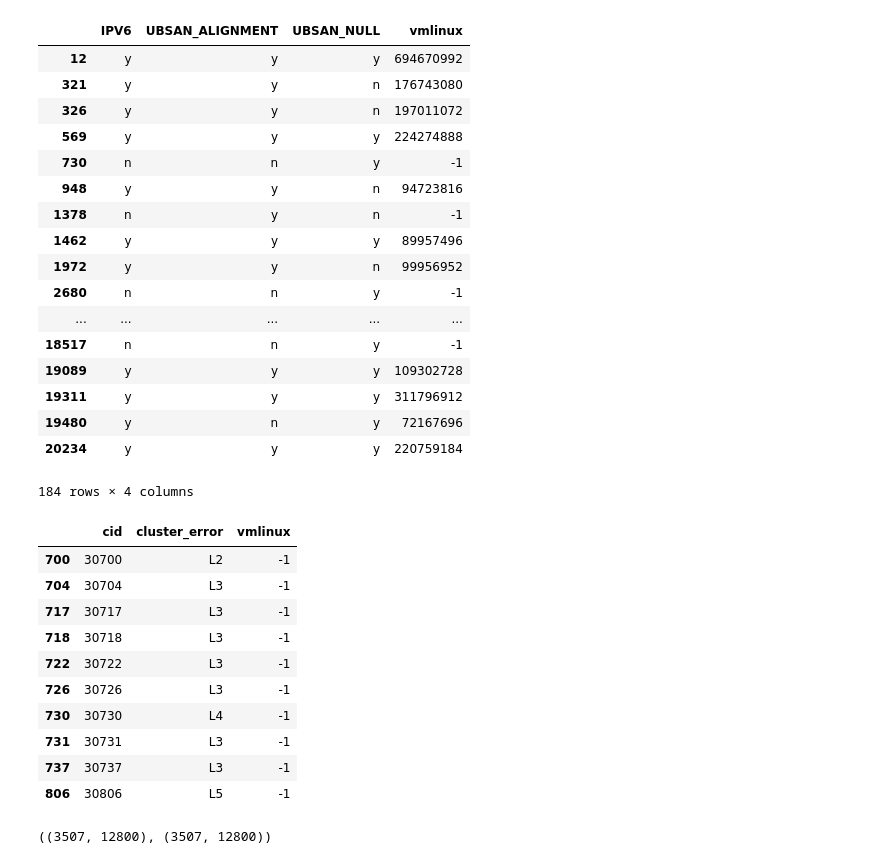
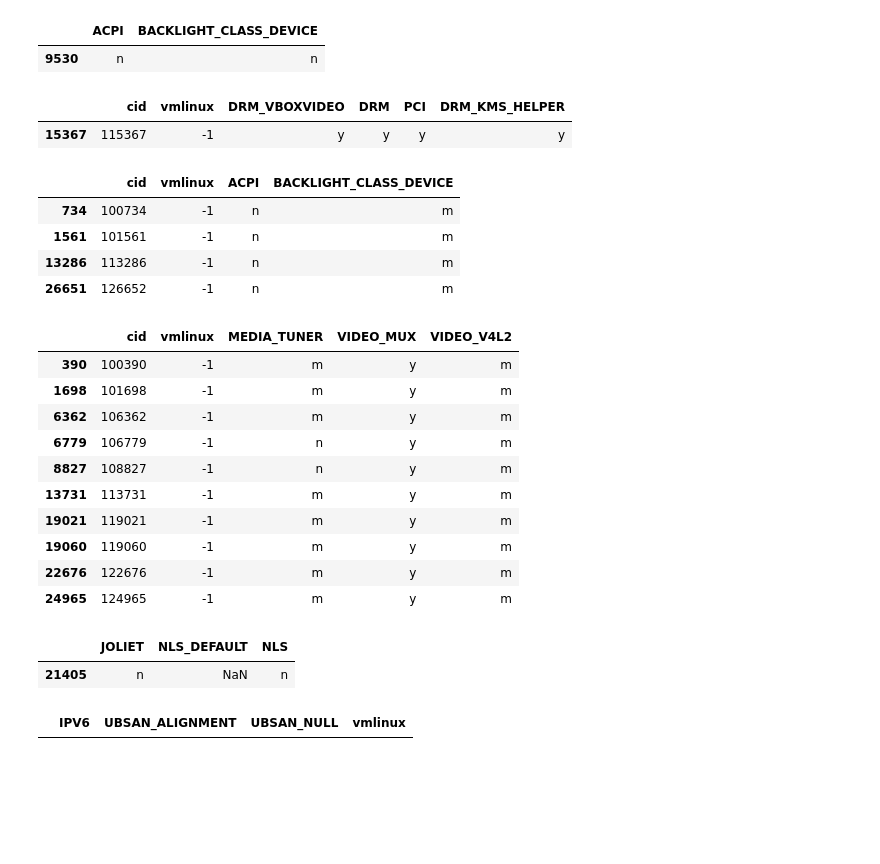
Before and after one commit to harel-coffee/compilation-analysis-auto, a Jupyter notebook: TUXML-analysis.ipynb, the cells around one changed output. Drawn from its saved outputs; the diff is of its cells as text; code cells hidden in the pictures; blank space fills up the shorter version.

```diff
--- a/TUXML-analysis.ipynb
+++ b/TUXML-analysis.ipynb
@@ -9,7 +9,8 @@ import numpy as np
 # TODO: excellent "test" set since 15K and 30K have not been subject to specialization
 # pd.read_csv('config_bdd15000-20000.csv')
 # pd.read_csv('config_bdd20000-30000.csv')
-rawtuxdata = pd.read_pickle('config_bdd30-100.pkl')
+#
+rawtuxdata = pd.read_csv('../tuxml-datasets/config_bdd100000-1265000.csv') # pd.read_pickle('config_bdd30-100.pkl')
 
 basic_head = ["cid", "time", "date"] # "compile"
 size_methods = ["vmlinux", "GZIP-bzImage", "GZIP-vmlinux", "GZIP", "BZIP2-bzImage",
@@ -490,28 +540,48 @@ rawtuxdata.query("VIDEO_MUX == 'y' & VIDEO_OV5640 == 'm' & CRC32 != 'n' & UBSAN_
+# %%
+rawtuxdata.query("cid == 109530")[['ACPI', 'BACKLIGHT_CLASS_DEVICE']]
+# %% [output]
+|  | ACPI | BACKLIGHT_CLASS_DEVICE |
+| 9530 | n | n |
+# %%
+rawtuxdata.query("cid == 115367")[['cid', 'vmlinux', 'DRM_VBOXVIDEO', 'DRM', 'PCI', 'DRM_KMS_HELPER']]
+# %% [output]
+|  | cid | vmlinux | DRM_VBOXVIDEO | DRM | PCI | DRM_KMS_HELPER |
+| 15367 | 115367 | -1 | y | y | y | y |
+# %%
+rawtuxdata.query("cid == 100734 | cid == 101561 | cid == 126652 | cid == 113286")[['cid', 'vmlinux', 'ACPI', 'BACKLIGHT_CLASS_DEVICE']]
+# %% [output]
+|  | cid | vmlinux | ACPI | BACKLIGHT_CLASS_DEVICE |
+| 734 | 100734 | -1 | n | m |
+| 1561 | 101561 | -1 | n | m |
+| 13286 | 113286 | -1 | n | m |
+| 26651 | 126652 | -1 | n | m |
+# %%
+rawtuxdata.query(" | ".join(["cid == " + str(e) for e in [100390, 101698, 106362, 106779, 108827, 113731, 119021, 119060, 122676, 124965]]))[['cid', 'vmlinux', 'MEDIA_TUNER', 'VIDEO_MUX', 'VIDEO_V4L2']]
+# %% [output]
+|  | cid | vmlinux | MEDIA_TUNER | VIDEO_MUX | VIDEO_V4L2 |
+| 390 | 100390 | -1 | m | y | m |
+| 1698 | 101698 | -1 | m | y | m |
+| 6362 | 106362 | -1 | m | y | m |
+| 6779 | 106779 | -1 | n | y | m |
+| 8827 | 108827 | -1 | n | y | m |
+| 13731 | 113731 | -1 | m | y | m |
+| 19021 | 119021 | -1 | m | y | m |
+| 19060 | 119060 | -1 | m | y | m |
+| 22676 | 122676 | -1 | m | y | m |
+| 24965 | 124965 | -1 | m | y | m |
+# %%
+rawtuxdata.query("cid == 121405")[['JOLIET', 'NLS_DEFAULT', 'NLS']]
+# %% [output]
+|  | JOLIET | NLS_DEFAULT | NLS |
+| 21405 | n | NaN | n |
 # %%
 #
 #
 # IPV6 == 'n'
 # rawtuxdata.query("(UBSAN_ALIGNMENT != 'n' | UBSAN_NULL != 'n') & IPV6 != 'm' & FORTIFY_SOURCE == 'y' & IPV6 != 'y' & INFINIBAND_ADDR_TRANS == 'y' & UBSAN_SANITIZE_ALL == 'y' & GENERIC_ALLOCATOR != 'n' & WANXL_BUILD_FIRMWARE != 'y' & AIC7XXX_BUILD_FIRMWARE != 'y' & AIC79XX_BUILD_FIRMWARE != 'y'")[['IPV6', 'UBSAN_ALIGNMENT', 'UBSAN_NULL', 'vmlinux']]  # ['cid'].values
-rawtuxdata.query("(UBSAN_ALIGNMENT != 'n' | UBSAN_NULL != 'n') & FORTIFY_SOURCE == 'y' & INFINIBAND_ADDR_TRANS == 'y' & UBSAN_SANITIZE_ALL == 'y' & GENERIC_ALLOCATOR != 'n' & WANXL_BUILD_FIRMWARE != 'y' & AIC7XXX_BUILD_FIRMWARE != 'y' & AIC79XX_BUILD_FIRMWARE != 'y'")[['IPV6', 'UBSAN_ALIGNMENT', 'UBSAN_NULL', 'vmlinux']]  # ['cid'].values
+rawtuxdata.query("IPV6 == 'n' & (UBSAN_ALIGNMENT != 'n' | UBSAN_NULL != 'n') & FORTIFY_SOURCE == 'y' & INFINIBAND_ADDR_TRANS == 'y' & UBSAN_SANITIZE_ALL == 'y' & GENERIC_ALLOCATOR != 'n' & WANXL_BUILD_FIRMWARE != 'y' & AIC7XXX_BUILD_FIRMWARE != 'y' & AIC79XX_BUILD_FIRMWARE != 'y'")[['IPV6', 'UBSAN_ALIGNMENT', 'UBSAN_NULL', 'vmlinux']]  # ['cid'].values
 # %% [output]
 |  | IPV6 | UBSAN_ALIGNMENT | UBSAN_NULL | vmlinux |
-| 12 | y | y | y | 694670992 |
-| 321 | y | y | n | 176743080 |
-| 326 | y | y | n | 197011072 |
-| 569 | y | y | y | 224274888 |
-| 730 | n | n | y | -1 |
-| 948 | y | y | n | 94723816 |
-| 1378 | n | y | n | -1 |
-| 1462 | y | y | y | 89957496 |
-| 1972 | y | y | n | 99956952 |
-| 2680 | n | n | y | -1 |
-| ... | ... | ... | ... | ... |
-| 18517 | n | n | y | -1 |
-| 19089 | y | y | y | 109302728 |
-| 19311 | y | y | y | 311796912 |
-| 19480 | y | n | y | 72167696 |
-| 20234 | y | y | y | 220759184 |
-184 rows × 4 columns
 # %%
 errors = pd.read_csv('errors.csv')
 clusters = []
@@ -541,19 +611,5 @@ for row in rawtuxdata.iterrows():
 rawtuxdata['cluster_error'] = clusters
 # %%
 rawtuxdata.query("cluster_error != 'NO_FAILURE'")[['cid', 'cluster_error', 'vmlinux']][:10]
-# %% [output]
-|  | cid | cluster_error | vmlinux |
-| 700 | 30700 | L2 | -1 |
-| 704 | 30704 | L3 | -1 |
-| 717 | 30717 | L3 | -1 |
-| 718 | 30718 | L3 | -1 |
-| 722 | 30722 | L3 | -1 |
-| 726 | 30726 | L3 | -1 |
-| 730 | 30730 | L4 | -1 |
-| 731 | 30731 | L3 | -1 |
-| 737 | 30737 | L3 | -1 |
-| 806 | 30806 | L5 | -1 |
 # %%
 rawtuxdata.query("vmlinux == -1").shape, rawtuxdata.query("cluster_error != 'NO_FAILURE'").shape
-# %% [output]
-((3507, 12800), (3507, 12800))
```
Also changed, not shown: parts of 35 cells of this notebook, 1 other file.
